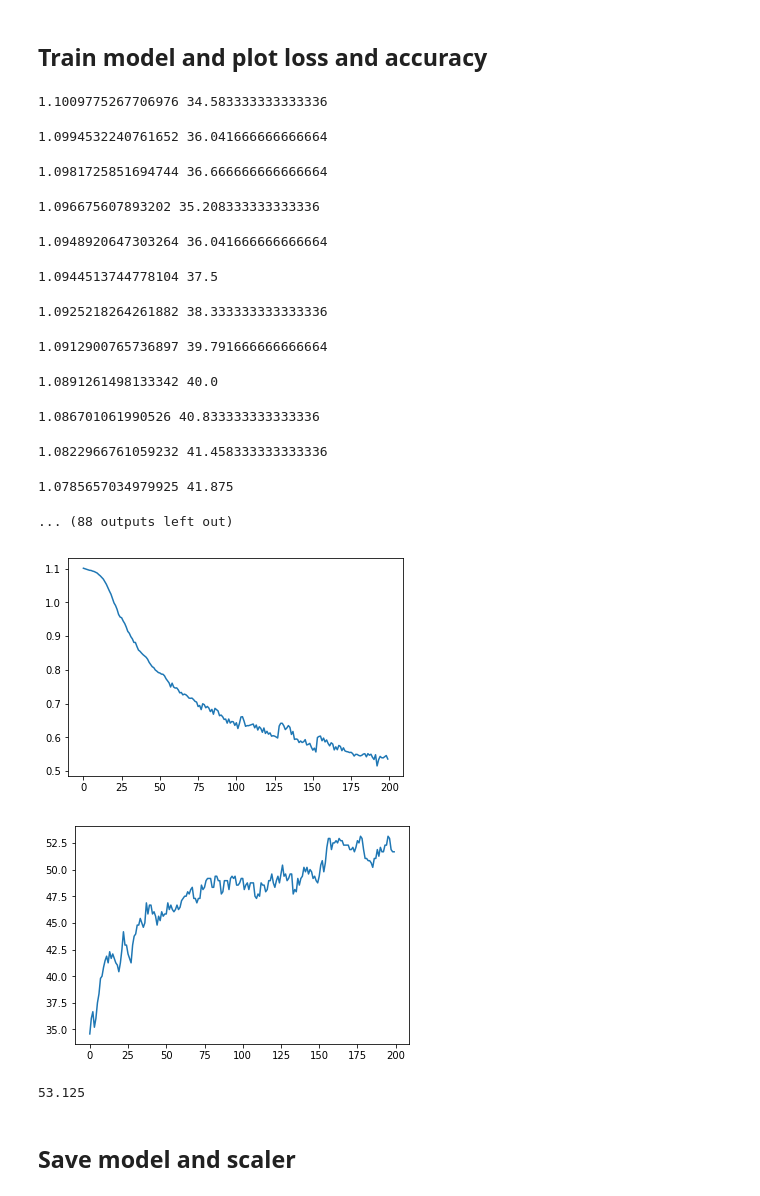
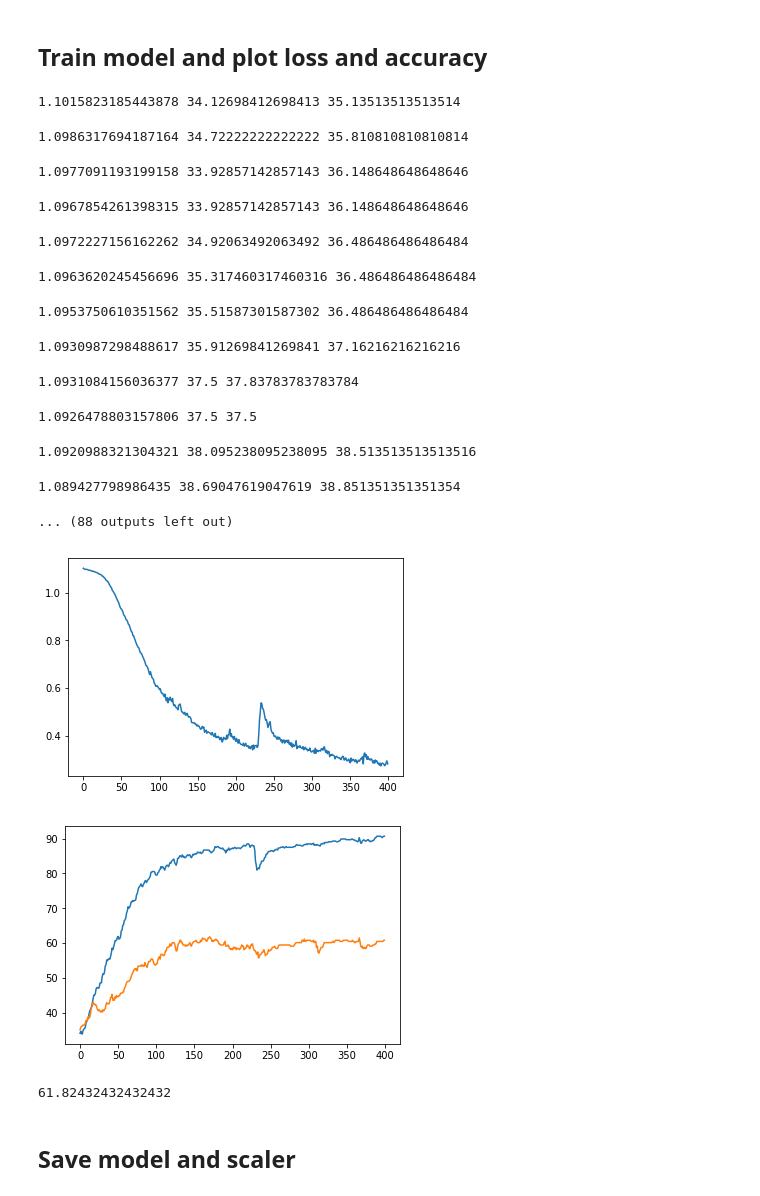
Before and after one commit to iamhectorotero/learning-physical-properties-with-rnns, a Jupyter notebook: 2. Passive Training loop.ipynb, the cells around one changed output. Cells and saved outputs as stored; diff of their text form; code cells hidden in the pictures.

Commit message:
Train on passive data with equiprobable classes

```diff
--- a/2. Passive Training loop.ipynb
+++ b/2. Passive Training loop.ipynb
@@ -157,33 +161,33 @@ optimizer = torch.optim.Adam(model.parameters(), lr=0.001)
 # %% [markdown]
 ## Train model and plot loss and accuracy
 # %%
-epoch_losses, epoch_accuracies = training_loop(model, optimizer, error, train_loader, val_loader, num_epochs=200)
+epoch_losses, epoch_accuracies = training_loop(model, optimizer, error, train_loader, val_loader, num_epochs=400)
 # %% [output]
-1.1009775267706976 34.583333333333336
+1.1015823185443878 34.12698412698413 35.13513513513514
-1.0994532240761652 36.041666666666664
+1.0986317694187164 34.72222222222222 35.810810810810814
-1.0981725851694744 36.666666666666664
+1.0977091193199158 33.92857142857143 36.148648648648646
-1.096675607893202 35.208333333333336
+1.0967854261398315 33.92857142857143 36.148648648648646
-1.0948920647303264 36.041666666666664
+1.0972227156162262 34.92063492063492 36.486486486486484
-1.0944513744778104 37.5
+1.0963620245456696 35.317460317460316 36.486486486486484
-1.0925218264261882 38.333333333333336
+1.0953750610351562 35.51587301587302 36.486486486486484
-1.0912900765736897 39.791666666666664
+1.0930987298488617 35.91269841269841 37.16216216216216
-1.0891261498133342 40.0
+1.0931084156036377 37.5 37.83783783783784
-1.086701061990526 40.833333333333336
+1.0926478803157806 37.5 37.5
-1.0822966761059232 41.458333333333336
+1.0920988321304321 38.095238095238095 38.513513513513516
-1.0785657034979925 41.875
+1.089427798986435 38.69047619047619 38.851351351351354
 ... (88 outputs left out)
 # %%
 plt.plot(epoch_losses)
 plt.show()
-plt.plot(epoch_accuracies)
+plt.plot(np.array(epoch_accuracies).T)
 plt.show()
 # %% [output]
-[figure, old version]
+[figure, new version]
-[figure, old version]
+[figure, new version]
 # %%
-max(epoch_accuracies)
+max(epoch_accuracies[1])
 # %% [output]
-53.125
+61.82432432432432
 # %% [markdown]
 ## Save model and scaler
 # %%
```
Also changed, not shown: parts of 30 cells of this notebook, 2 other files.
